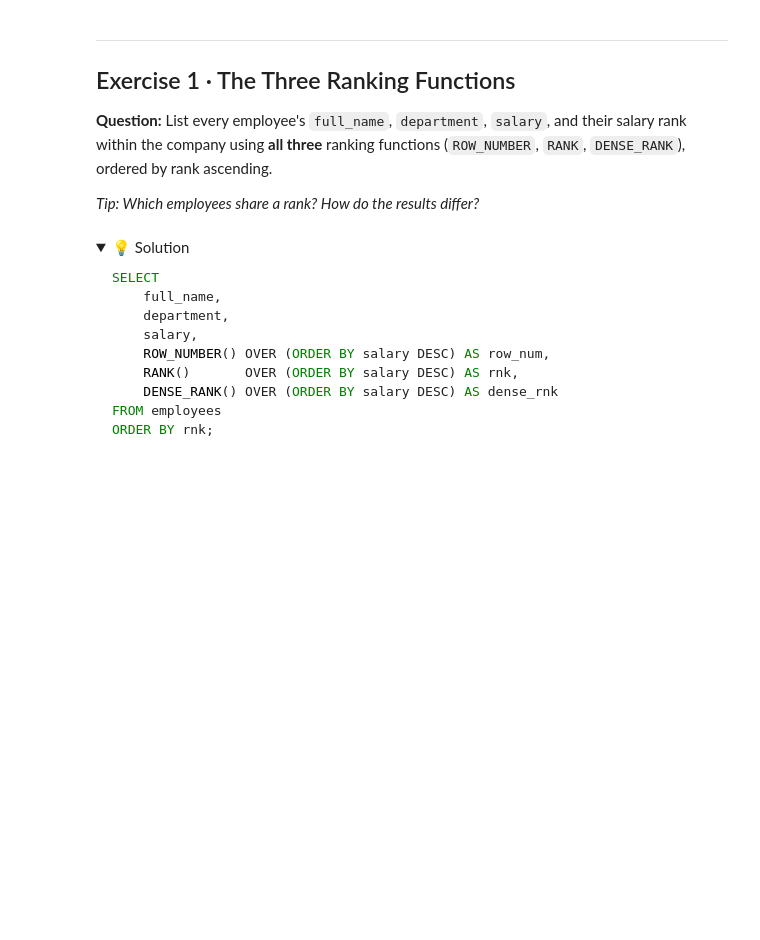
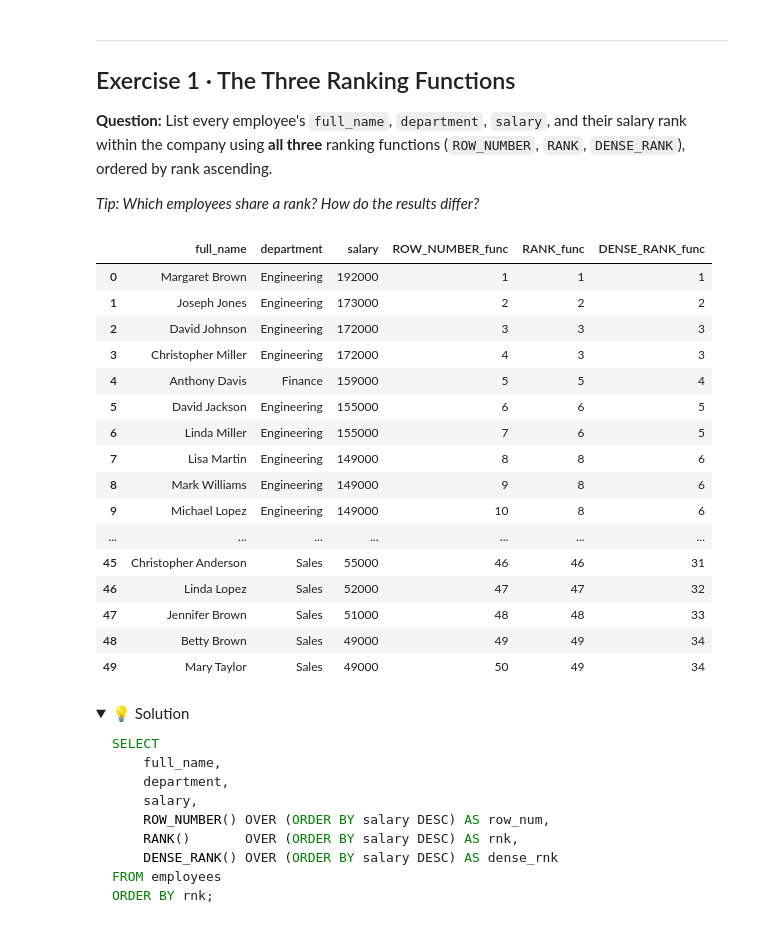
Before and after one commit to pcorner10/sql_practice, a Jupyter notebook: notebooks/01_ranking_functions.ipynb, the cells around one changed output. Saved outputs shown, nothing was run; the diff lists cells and outputs as text; code cells hidden in the pictures; folded sections open; blank space fills up the shorter version.

```diff
--- a/notebooks/01_ranking_functions.ipynb
+++ b/notebooks/01_ranking_functions.ipynb
@@ -33,6 +35,34 @@ def sql(query):
 *Tip: Which employees share a rank? How do the results differ?*
 # %%
 # Your answer here
+sql("""
+SELECT
+    full_name,
+    department,
+    salary,
+    ROW_NUMBER() OVER (ORDER BY salary DESC) AS ROW_NUMBER_func,
+    RANK() OVER(ORDER BY salary DESC) AS RANK_func,
+    DENSE_RANK() OVER(ORDER BY salary DESC) AS DENSE_RANK_func
+FROM employees
+""")
+# %% [output]
+|  | full_name | department | salary | ROW_NUMBER_func | RANK_func | DENSE_RANK_func |
+| 0 | Margaret Brown | Engineering | 192000 | 1 | 1 | 1 |
+| 1 | Joseph Jones | Engineering | 173000 | 2 | 2 | 2 |
+| 2 | David Johnson | Engineering | 172000 | 3 | 3 | 3 |
+| 3 | Christopher Miller | Engineering | 172000 | 4 | 3 | 3 |
+| 4 | Anthony Davis | Finance | 159000 | 5 | 5 | 4 |
+| 5 | David Jackson | Engineering | 155000 | 6 | 6 | 5 |
+| 6 | Linda Miller | Engineering | 155000 | 7 | 6 | 5 |
+| 7 | Lisa Martin | Engineering | 149000 | 8 | 8 | 6 |
+| 8 | Mark Williams | Engineering | 149000 | 9 | 8 | 6 |
+| 9 | Michael Lopez | Engineering | 149000 | 10 | 8 | 6 |
+| ... | ... | ... | ... | ... | ... | ... |
+| 45 | Christopher Anderson | Sales | 55000 | 46 | 46 | 31 |
+| 46 | Linda Lopez | Sales | 52000 | 47 | 47 | 32 |
+| 47 | Jennifer Brown | Sales | 51000 | 48 | 48 | 33 |
+| 48 | Betty Brown | Sales | 49000 | 49 | 49 | 34 |
+| 49 | Mary Taylor | Sales | 49000 | 50 | 49 | 34 |
 # %% [markdown]
 <details><summary>💡 Solution</summary>
 
```
Also changed, not shown: parts of 68 cells of this notebook, 8 other files.
